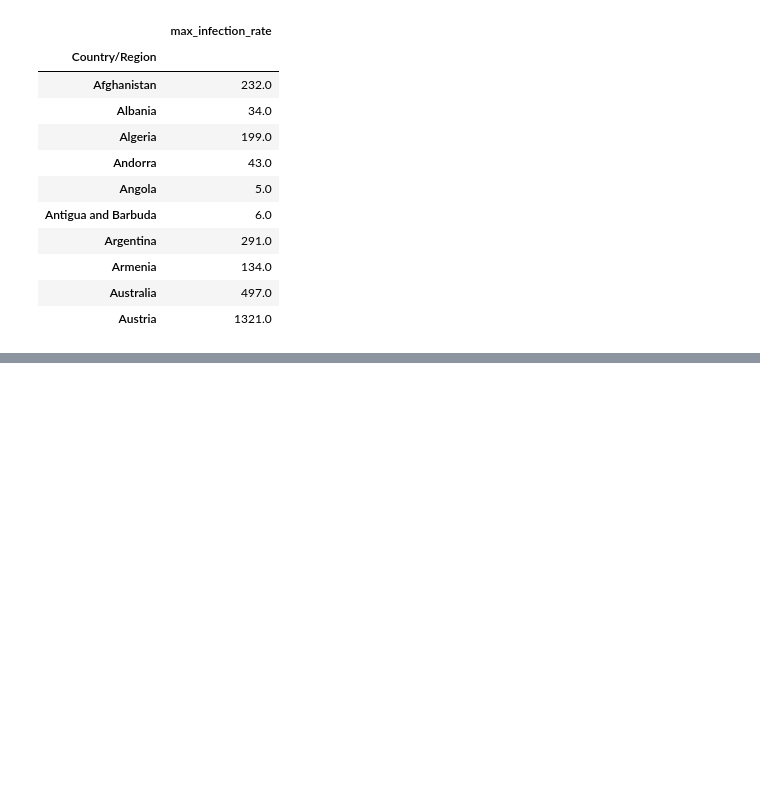
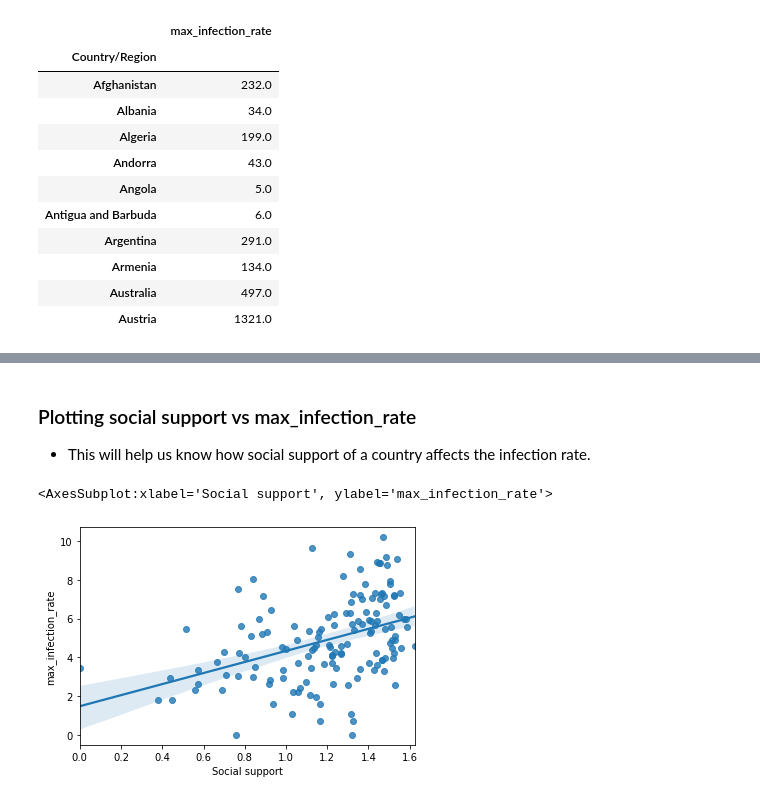
Before and after one commit to Thunderbolt9/Covid_19-analysis, a Jupyter notebook: Covid 19 data analysis using python.ipynb, the cells around one changed output, grey strips where cells are left out. Saved outputs shown, nothing was run; the diff lists cells and outputs as text; code cells hidden in the pictures; blank space fills up the shorter version.

```diff
--- a/Covid 19 data analysis using python.ipynb
+++ b/Covid 19 data analysis using python.ipynb
@@ -142,0 +246,10 @@ corona_max_infection_data.head(10)
+# %% [markdown]
+### Plotting social support  vs  max_infection_rate
+- This will help us know how social support of a country affects the infection rate.
+# %%
+x = data["Social support"]
+y = data["max_infection_rate"]
+sns.regplot(x,np.log(y))
+# %% [output]
+<AxesSubplot:xlabel='Social support', ylabel='max_infection_rate'>
+[figure, added]
```
Also changed, not shown: parts of 18 cells of this notebook.
